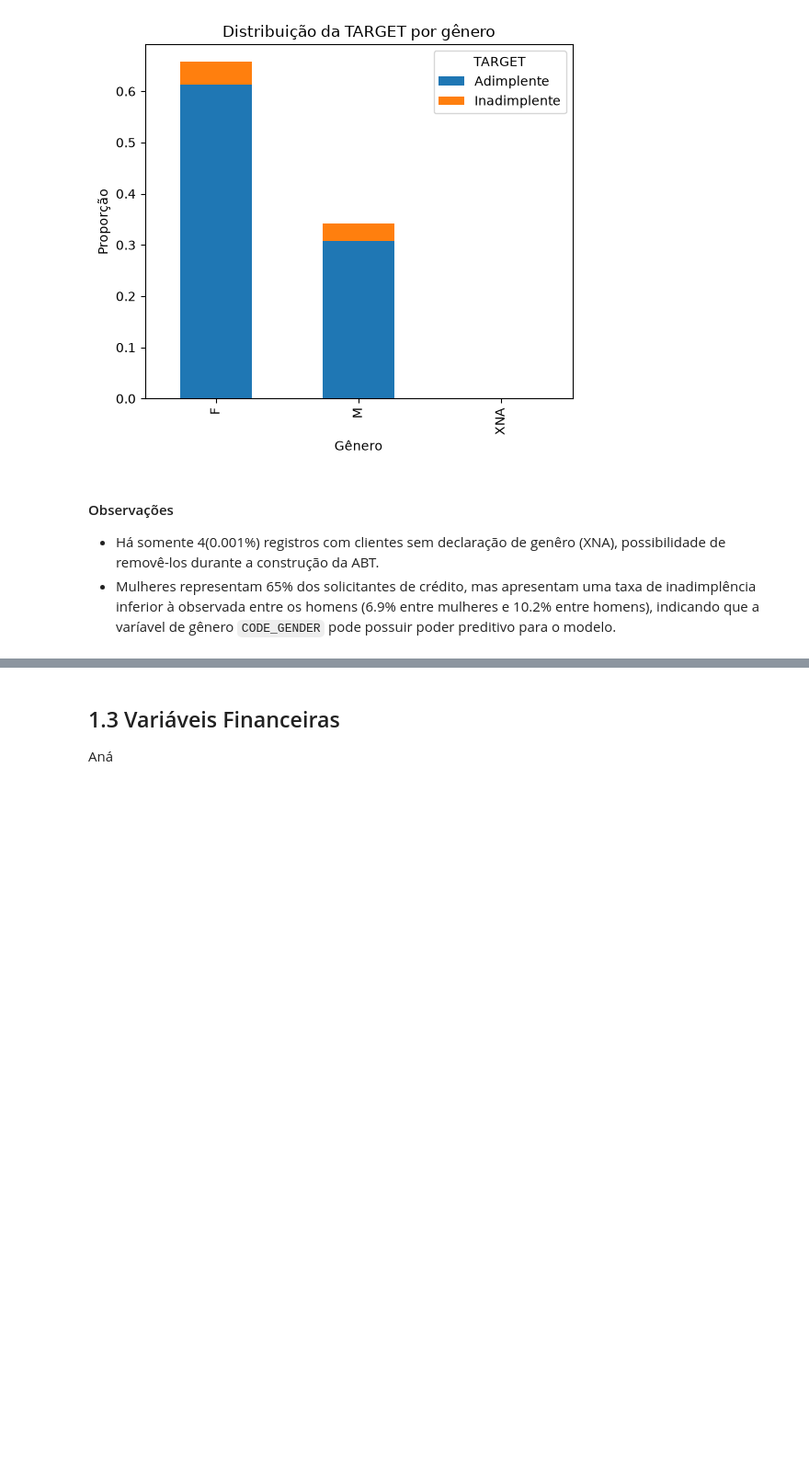
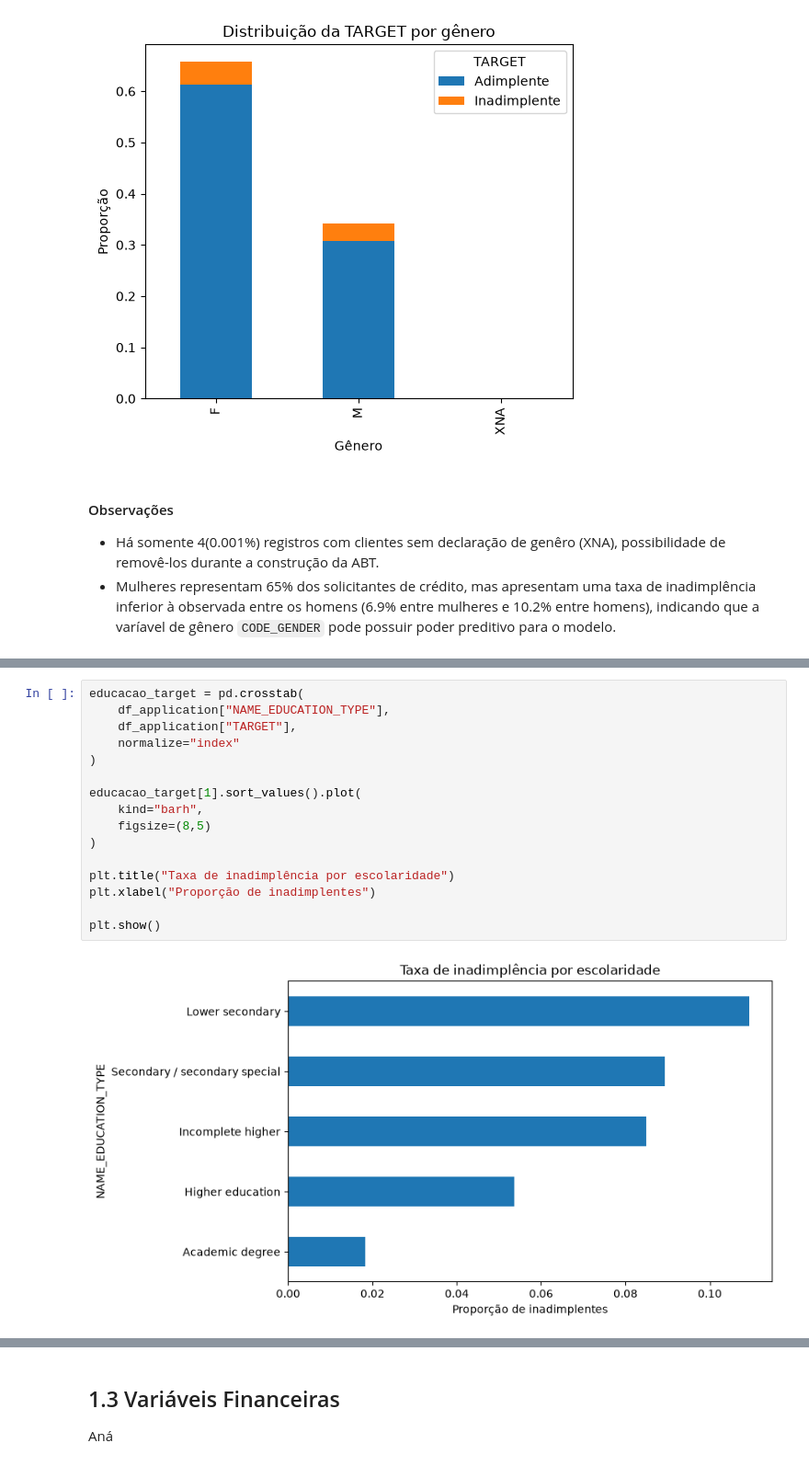
Before and after one commit to luccascruz/projeto-ml-labdata, a Jupyter notebook: DataPipeline/exp_analysis.ipynb, the cells around one changed output, grey strips where cells are left out. Shown at 92% size. Cells and saved outputs as stored; diff of their text form; blank space fills up the shorter version.

```diff
--- a/DataPipeline/exp_analysis.ipynb
+++ b/DataPipeline/exp_analysis.ipynb
@@ -355,0 +405,18 @@ plt.show()
+# %%
+educacao_target = pd.crosstab(
+    df_application["NAME_EDUCATION_TYPE"],
+    df_application["TARGET"],
+    normalize="index"
+)
+
+educacao_target[1].sort_values().plot(
+    kind="barh",
+    figsize=(8,5)
+)
+
+plt.title("Taxa de inadimplência por escolaridade")
+plt.xlabel("Proporção de inadimplentes")
+
+plt.show()
+# %% [output]
+[figure, added]
```
Also changed, not shown: parts of 31 cells of this notebook.
